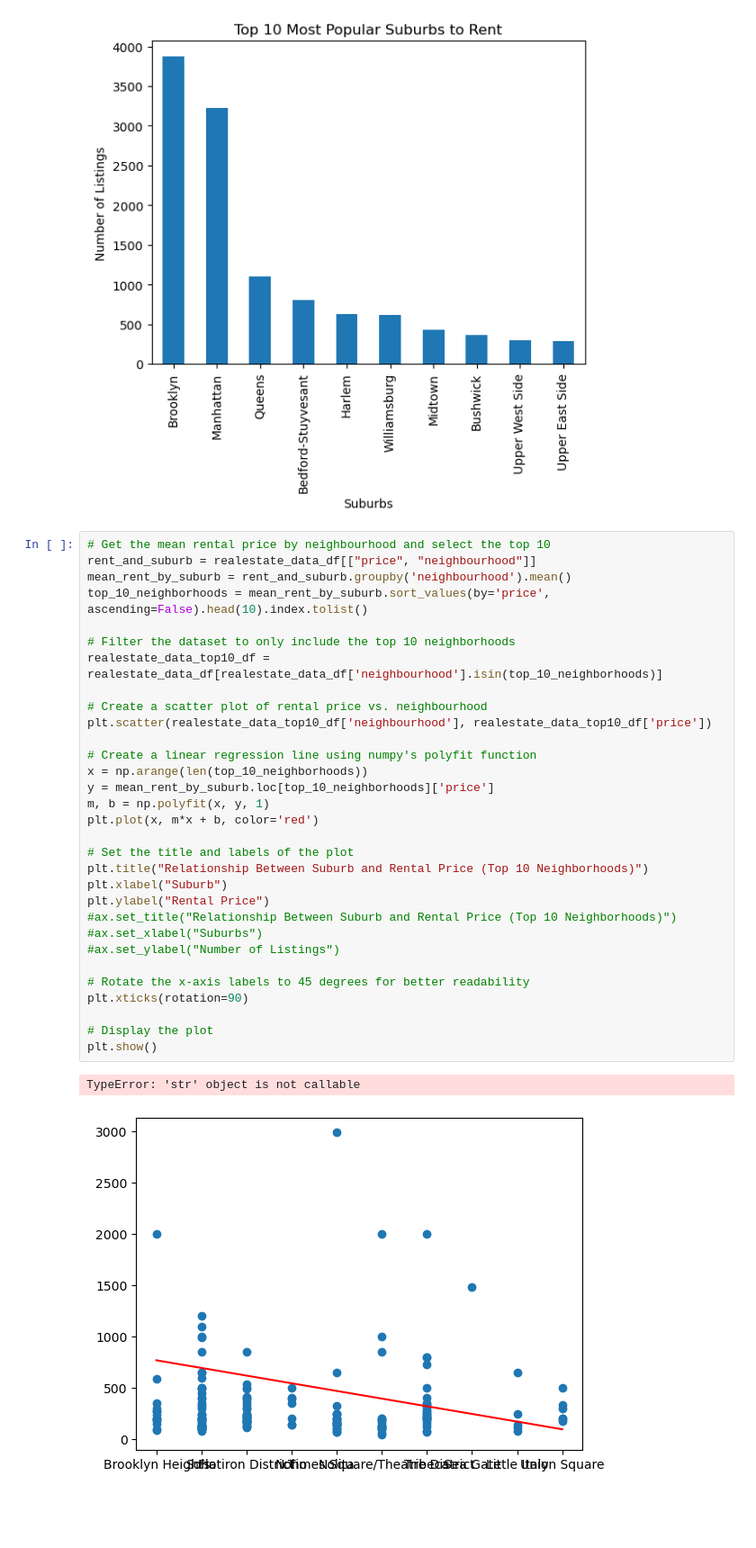
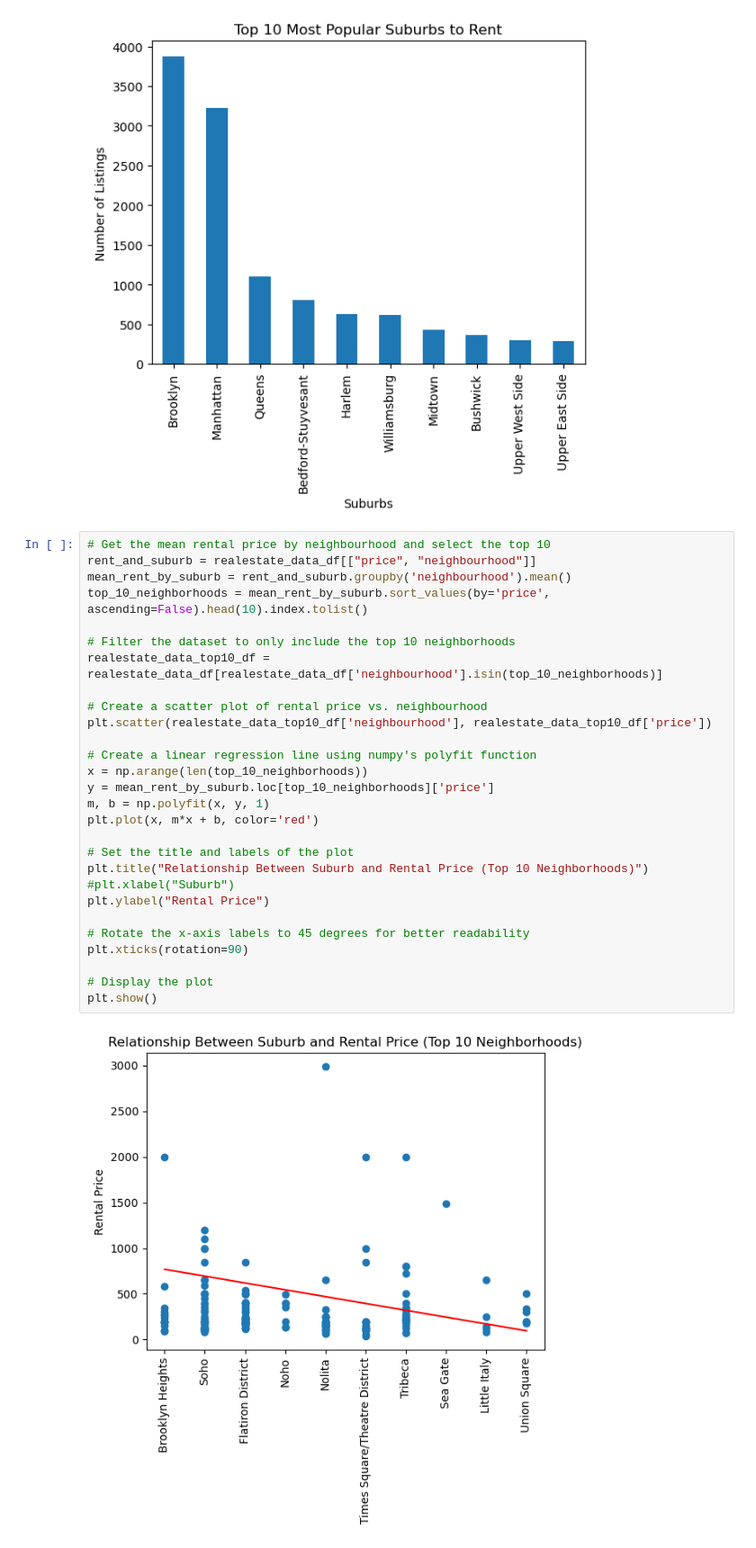
Before and after one commit to RLButch/group-project-1, a Jupyter notebook: NYRentalListingAnalysis.ipynb, the cells around one changed output. Shown at 90% size. Drawn from its saved outputs; the diff is of its cells as text; blank space fills up the shorter version.

Commit message:
Finished the first versions of the graphs.

```diff
--- a/NYRentalListingAnalysis.ipynb
+++ b/NYRentalListingAnalysis.ipynb
@@ -127,34 +118,30 @@ plt.show()
 # %%
 # Get the mean rental price by neighbourhood and select the top 10
 rent_and_suburb = realestate_data_df[["price", "neighbourhood"]]
 mean_rent_by_suburb = rent_and_suburb.groupby('neighbourhood').mean()
 top_10_neighborhoods = mean_rent_by_suburb.sort_values(by='price', ascending=False).head(10).index.tolist()
 
 # Filter the dataset to only include the top 10 neighborhoods
 realestate_data_top10_df = realestate_data_df[realestate_data_df['neighbourhood'].isin(top_10_neighborhoods)]
 
 # Create a scatter plot of rental price vs. neighbourhood
 plt.scatter(realestate_data_top10_df['neighbourhood'], realestate_data_top10_df['price'])
 
 # Create a linear regression line using numpy's polyfit function
 x = np.arange(len(top_10_neighborhoods))
 y = mean_rent_by_suburb.loc[top_10_neighborhoods]['price']
 m, b = np.polyfit(x, y, 1)
 plt.plot(x, m*x + b, color='red')
 
 # Set the title and labels of the plot
 plt.title("Relationship Between Suburb and Rental Price (Top 10 Neighborhoods)")
-plt.xlabel("Suburb")
+#plt.xlabel("Suburb")
 plt.ylabel("Rental Price")
-#ax.set_title("Relationship Between Suburb and Rental Price (Top 10 Neighborhoods)")
-#ax.set_xlabel("Suburbs")
-#ax.set_ylabel("Number of Listings")
 
 # Rotate the x-axis labels to 45 degrees for better readability
 plt.xticks(rotation=90)
 
 # Display the plot
 plt.show()
 # %% [output]
-TypeError: 'str' object is not callable
-[figure, old version]
+[figure, new version]
```
Also changed, not shown: parts of 8 cells of this notebook, 1 other file.
